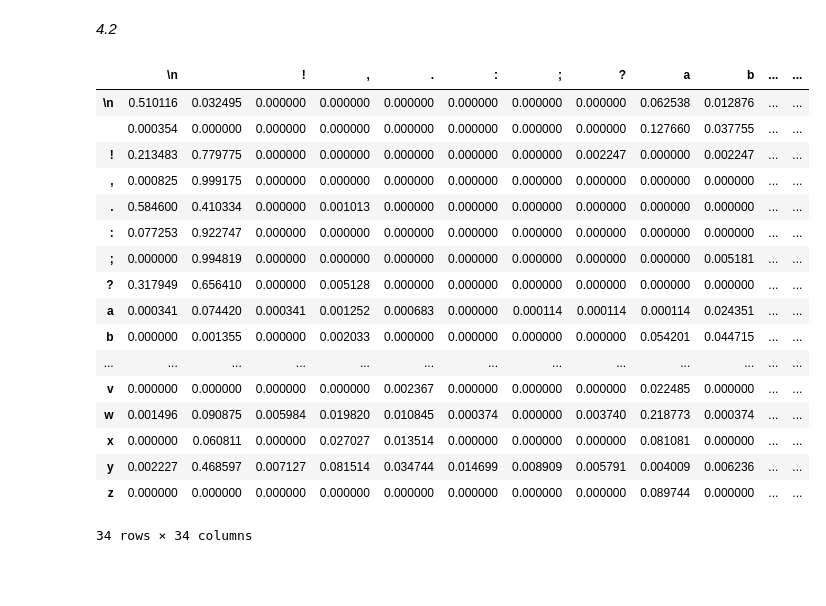
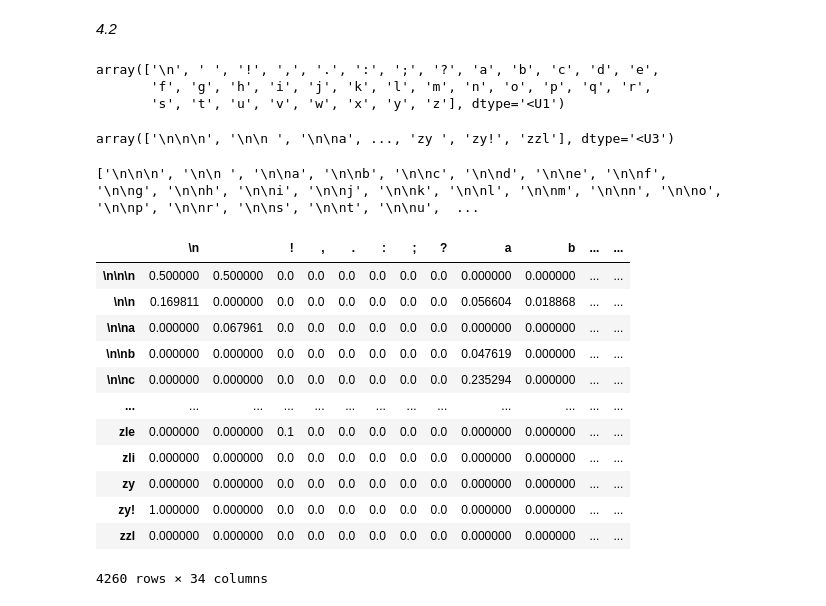
Before and after one commit to EstebanFuentesS/Metodos-Computacionales-2, a Jupyter notebook: Taller5.ipynb, the cells around one changed output. Drawn from its saved outputs; the diff is of its cells as text; code cells hidden in the pictures; blank space fills up the shorter version.

```diff
--- a/Taller5.ipynb
+++ b/Taller5.ipynb
@@ -147,9 +146,12 @@ with open("Alice in Wonderland.txt", "r", encoding="utf-8") as file:
     libro = file.read()
 # %%
 #Limpiar el libro
+import re
 libro_limpio = libro.replace("\r\n", "\n").replace("\n\n", "#").replace("\n", " ").replace("#", "\n\n")
 libro_limpio = re.sub(r"[^\w\s.,;:?!\n]", "", libro_limpio)
 libro_limpio = re.sub(r" {2,}", " ", libro_limpio)
+libro_limpio = re.sub(r"ù", "u", libro_limpio)
+libro_limpio = re.sub(r"_", "", libro_limpio)
 libro_limpio = libro_limpio.lower()
 #Quite la primera y ultima parte del libro a mano
 
@@ -162,42 +164,60 @@ chapter i. down the rabbithole
 so she was considering in her own mind as well as she could, for the hot day made her feel very sleepy and stupid, whether the pleasure of making a daisychain would be
 # %% [markdown]
 *4.2*
+# %%
+np.unique(list(libro_limpio))
+# %% [output]
+array(['\n', ' ', '!', ',', '.', ':', ';', '?', 'a', 'b', 'c', 'd', 'e',
+       'f', 'g', 'h', 'i', 'j', 'k', 'l', 'm', 'n', 'o', 'p', 'q', 'r',
+       's', 't', 'u', 'v', 'w', 'x', 'y', 'z'], dtype='<U1')
+# %%
+n=3
+np.unique([libro_limpio[i:i+n] for i in range(len(libro_limpio)-n)]) #Me da las combinaciones unicas de n caracteres
+# %% [output]
+array(['\n\n\n', '\n\n ', '\n\na', ..., 'zy ', 'zy!', 'zzl'], dtype='<U3')
 # %%
 #Parametros
-n = 1
+n = 3
 caracteres = sorted(set("abcdefghijklmnopqrstuvwxyz .,;:?!\n"))
+unicos = np.unique([libro_limpio[i:i+n] for i in range(len(libro_limpio)-n)]) #Me da las combinaciones unicas de n caracteres
+ngramas = []
+for i in unicos:
+    ngramas.append(str(i))
+#print(ngramas)
 
 #Creando DataFrame
-F = pd.DataFrame(np.zeros((len(caracteres), len(caracteres)), dtype=int), index=caracteres, columns=caracteres)
-"""""for i in range(len(libro_limpio)-1):
-    F.loc[libro_limpio[i], libro_limpio[i+1]] += 1
-print(F)"""""
+F = pd.DataFrame(np.zeros((len(ngramas), len(caracteres)), dtype=int), index=ngramas, columns=caracteres)
 
 for i in range(len(libro_limpio) - n):
-    posicion = libro_limpio[i]
-    posicion_sig = libro_limpio[i + n]
-    if posicion in caracteres and posicion_sig in caracteres:
-        F.loc[posicion, posicion_sig] += 1
+    posicion = libro_limpio[i:i+n]
+    posicion_sig = libro_limpio[i+n]
+    #if posicion in ngramas and posicion_sig in caracteres:
+    #print(posicion, posicion_sig)
+    F.loc[posicion, posicion_sig] += 1
+
+
+
+
+
+
+
+
 
 P = F / F.sum(axis=1).values[:,None]
 
 display(P)
 # %% [output]
+['\n\n\n', '\n\n ', '\n\na', '\n\nb', '\n\nc', '\n\nd', '\n\ne', '\n\nf', '\n\ng', '\n\nh', '\n\ni', '\n\nj', '\n\nk', '\n\nl', '\n\nm', '\n\nn', '\n\no', '\n\np', '\n\nr', '\n\ns', '\n\nt', '\n\nu',  ...
 |  | \n |  | ! | , | . | : | ; | ? | a | b | ... | ... |
-| \n | 0.510116 | 0.032495 | 0.000000 | 0.000000 | 0.000000 | 0.000000 | 0.000000 | 0.000000 | 0.062538 | 0.012876 | ... | ... |
-|  | 0.000354 | 0.000000 | 0.000000 | 0.000000 | 0.000000 | 0.000000 | 0.000000 | 0.000000 | 0.127660 | 0.037755 | ... | ... |
-| ! | 0.213483 | 0.779775 | 0.000000 | 0.000000 | 0.000000 | 0.000000 | 0.000000 | 0.002247 | 0.000000 | 0.002247 | ... | ... |
-| , | 0.000825 | 0.999175 | 0.000000 | 0.000000 | 0.000000 | 0.000000 | 0.000000 | 0.000000 | 0.000000 | 0.000000 | ... | ... |
-| . | 0.584600 | 0.410334 | 0.000000 | 0.001013 | 0.000000 | 0.000000 | 0.000000 | 0.000000 | 0.000000 | 0.000000 | ... | ... |
-| : | 0.077253 | 0.922747 | 0.000000 | 0.000000 | 0.000000 | 0.000000 | 0.000000 | 0.000000 | 0.000000 | 0.000000 | ... | ... |
-| ; | 0.000000 | 0.994819 | 0.000000 | 0.000000 | 0.000000 | 0.000000 | 0.000000 | 0.000000 | 0.000000 | 0.005181 | ... | ... |
-| ? | 0.317949 | 0.656410 | 0.000000 | 0.005128 | 0.000000 | 0.000000 | 0.000000 | 0.000000 | 0.000000 | 0.000000 | ... | ... |
-| a | 0.000341 | 0.074420 | 0.000341 | 0.001252 | 0.000683 | 0.000000 | 0.000114 | 0.000114 | 0.000114 | 0.024351 | ... | ... |
-| b | 0.000000 | 0.001355 | 0.000000 | 0.002033 | 0.000000 | 0.000000 | 0.000000 | 0.000000 | 0.054201 | 0.044715 | ... | ... |
+| \n\n\n | 0.500000 | 0.500000 | 0.0 | 0.0 | 0.0 | 0.0 | 0.0 | 0.0 | 0.000000 | 0.000000 | ... | ... |
+| \n\n | 0.169811 | 0.000000 | 0.0 | 0.0 | 0.0 | 0.0 | 0.0 | 0.0 | 0.056604 | 0.018868 | ... | ... |
+| \n\na | 0.000000 | 0.067961 | 0.0 | 0.0 | 0.0 | 0.0 | 0.0 | 0.0 | 0.000000 | 0.000000 | ... | ... |
+| \n\nb | 0.000000 | 0.000000 | 0.0 | 0.0 | 0.0 | 0.0 | 0.0 | 0.0 | 0.047619 | 0.000000 | ... | ... |
+| \n\nc | 0.000000 | 0.000000 | 0.0 | 0.0 | 0.0 | 0.0 | 0.0 | 0.0 | 0.235294 | 0.000000 | ... | ... |
 | ... | ... | ... | ... | ... | ... | ... | ... | ... | ... | ... | ... | ... |
-| v | 0.000000 | 0.000000 | 0.000000 | 0.000000 | 0.002367 | 0.000000 | 0.000000 | 0.000000 | 0.022485 | 0.000000 | ... | ... |
-| w | 0.001496 | 0.090875 | 0.005984 | 0.019820 | 0.010845 | 0.000374 | 0.000000 | 0.003740 | 0.218773 | 0.000374 | ... | ... |
-| x | 0.000000 | 0.060811 | 0.000000 | 0.027027 | 0.013514 | 0.000000 | 0.000000 | 0.000000 | 0.081081 | 0.000000 | ... | ... |
-| y | 0.002227 | 0.468597 | 0.007127 | 0.081514 | 0.034744 | 0.014699 | 0.008909 | 0.005791 | 0.004009 | 0.006236 | ... | ... |
-| z | 0.000000 | 0.000000 | 0.000000 | 0.000000 | 0.000000 | 0.000000 | 0.000000 | 0.000000 | 0.089744 | 0.000000 | ... | ... |
+| zle | 0.000000 | 0.000000 | 0.1 | 0.0 | 0.0 | 0.0 | 0.0 | 0.0 | 0.000000 | 0.000000 | ... | ... |
+| zli | 0.000000 | 0.000000 | 0.0 | 0.0 | 0.0 | 0.0 | 0.0 | 0.0 | 0.000000 | 0.000000 | ... | ... |
+| zy | 0.000000 | 0.000000 | 0.0 | 0.0 | 0.0 | 0.0 | 0.0 | 0.0 | 0.000000 | 0.000000 | ... | ... |
+| zy! | 1.000000 | 0.000000 | 0.0 | 0.0 | 0.0 | 0.0 | 0.0 | 0.0 | 0.000000 | 0.000000 | ... | ... |
+| zzl | 0.000000 | 0.000000 | 0.0 | 0.0 | 0.0 | 0.0 | 0.0 | 0.0 | 0.000000 | 0.000000 | ... | ... |
-34 rows × 34 columns
+4260 rows × 34 columns
```
Also changed, not shown: parts of 1 cell of this notebook.
